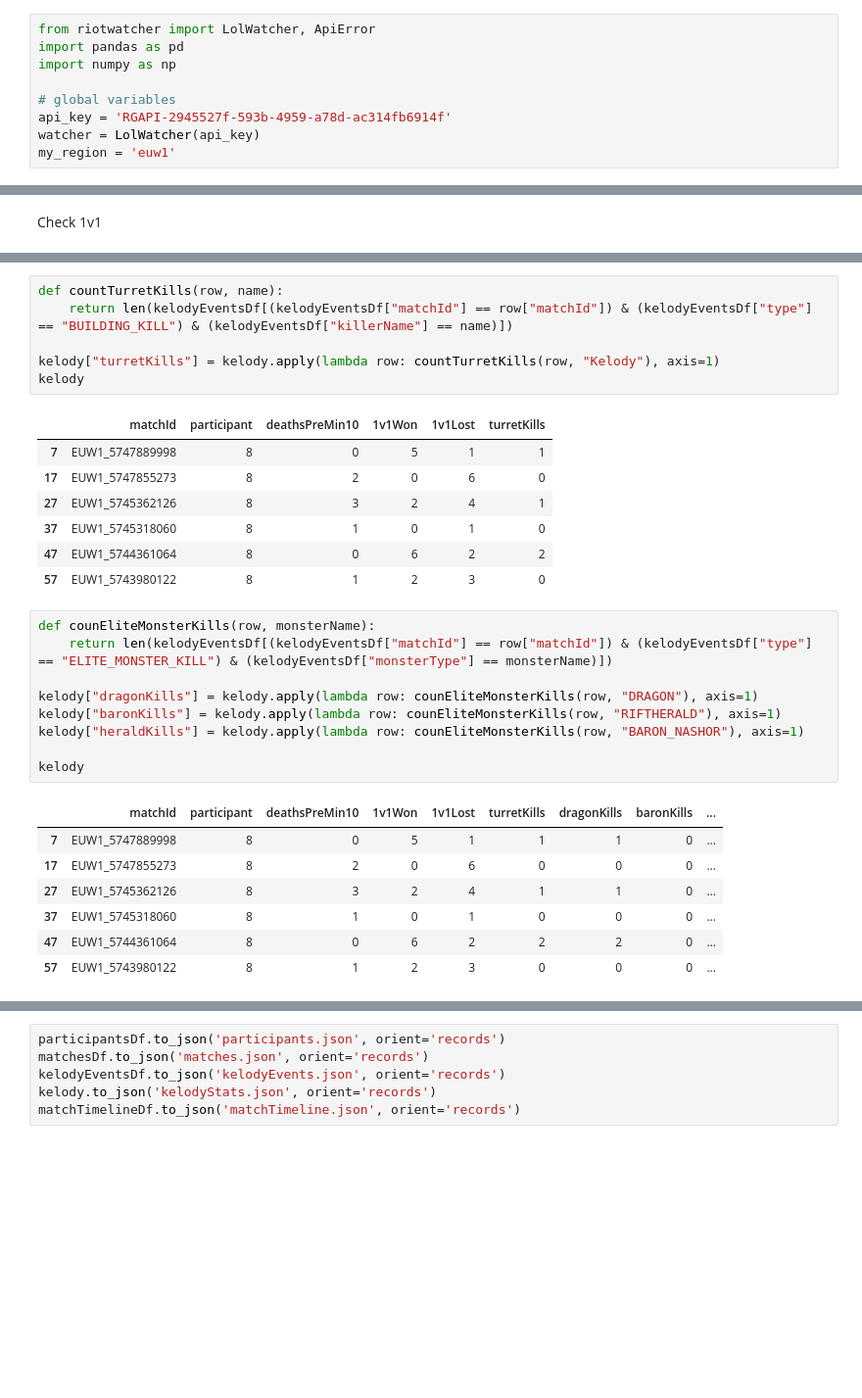
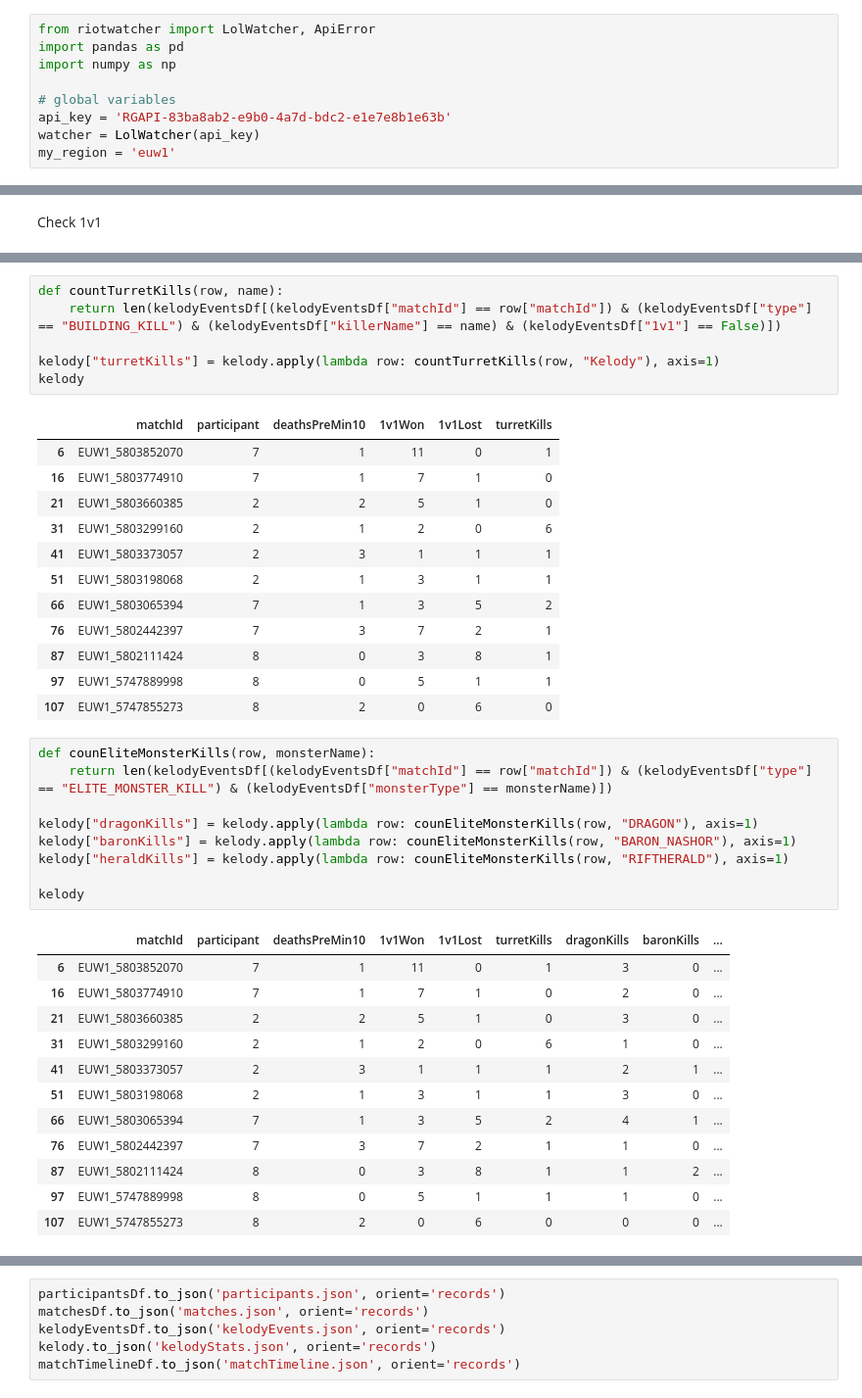
Before and after one commit to raz1x/Project_RiotAPI, a Jupyter notebook: riot.ipynb, the cells around one changed output, grey strips where cells are left out. Shown at 98% size. Drawn from its saved outputs; the diff is of its cells as text; blank space fills up the shorter version.

```diff
--- a/riot.ipynb
+++ b/riot.ipynb
@@ -10,7 +10,7 @@ import pandas as pd
 import numpy as np
 
 # global variables
-api_key = 'RGAPI-2945527f-593b-4959-a78d-ac314fb6914f'
+api_key = 'RGAPI-83ba8ab2-e9b0-4a7d-bdc2-e1e7e8b1e63b'
 watcher = LolWatcher(api_key)
 my_region = 'euw1'
 # %%
@@ -443,31 +443,41 @@ kelody
 # %%
 def countTurretKills(row, name):
-    return len(kelodyEventsDf[(kelodyEventsDf["matchId"] == row["matchId"]) & (kelodyEventsDf["type"] == "BUILDING_KILL") & (kelodyEventsDf["killerName"] == name)])
+    return len(kelodyEventsDf[(kelodyEventsDf["matchId"] == row["matchId"]) & (kelodyEventsDf["type"] == "BUILDING_KILL") & (kelodyEventsDf["killerName"] == name) & (kelodyEventsDf["1v1"] == False)])
 
 kelody["turretKills"] = kelody.apply(lambda row: countTurretKills(row, "Kelody"), axis=1)
 kelody
 # %% [output]
 |  | matchId | participant | deathsPreMin10 | 1v1Won | 1v1Lost | turretKills |
-| 7 | EUW1_5747889998 | 8 | 0 | 5 | 1 | 1 |
-| 17 | EUW1_5747855273 | 8 | 2 | 0 | 6 | 0 |
-| 27 | EUW1_5745362126 | 8 | 3 | 2 | 4 | 1 |
-| 37 | EUW1_5745318060 | 8 | 1 | 0 | 1 | 0 |
-| 47 | EUW1_5744361064 | 8 | 0 | 6 | 2 | 2 |
-| 57 | EUW1_5743980122 | 8 | 1 | 2 | 3 | 0 |
+| 6 | EUW1_5803852070 | 7 | 1 | 11 | 0 | 1 |
+| 16 | EUW1_5803774910 | 7 | 1 | 7 | 1 | 0 |
+| 21 | EUW1_5803660385 | 2 | 2 | 5 | 1 | 0 |
+| 31 | EUW1_5803299160 | 2 | 1 | 2 | 0 | 6 |
+| 41 | EUW1_5803373057 | 2 | 3 | 1 | 1 | 1 |
+| 51 | EUW1_5803198068 | 2 | 1 | 3 | 1 | 1 |
+| 66 | EUW1_5803065394 | 7 | 1 | 3 | 5 | 2 |
+| 76 | EUW1_5802442397 | 7 | 3 | 7 | 2 | 1 |
+| 87 | EUW1_5802111424 | 8 | 0 | 3 | 8 | 1 |
+| 97 | EUW1_5747889998 | 8 | 0 | 5 | 1 | 1 |
+| 107 | EUW1_5747855273 | 8 | 2 | 0 | 6 | 0 |
 # %%
 def counEliteMonsterKills(row, monsterName):
     return len(kelodyEventsDf[(kelodyEventsDf["matchId"] == row["matchId"]) & (kelodyEventsDf["type"] == "ELITE_MONSTER_KILL") & (kelodyEventsDf["monsterType"] == monsterName)])
 
 kelody["dragonKills"] = kelody.apply(lambda row: counEliteMonsterKills(row, "DRAGON"), axis=1)
-kelody["baronKills"] = kelody.apply(lambda row: counEliteMonsterKills(row, "RIFTHERALD"), axis=1)
-kelody["heraldKills"] = kelody.apply(lambda row: counEliteMonsterKills(row, "BARON_NASHOR"), axis=1)
+kelody["baronKills"] = kelody.apply(lambda row: counEliteMonsterKills(row, "BARON_NASHOR"), axis=1)
+kelody["heraldKills"] = kelody.apply(lambda row: counEliteMonsterKills(row, "RIFTHERALD"), axis=1)
 
 kelody
 # %% [output]
 |  | matchId | participant | deathsPreMin10 | 1v1Won | 1v1Lost | turretKills | dragonKills | baronKills | ... |
-| 7 | EUW1_5747889998 | 8 | 0 | 5 | 1 | 1 | 1 | 0 | ... |
-| 17 | EUW1_5747855273 | 8 | 2 | 0 | 6 | 0 | 0 | 0 | ... |
-| 27 | EUW1_5745362126 | 8 | 3 | 2 | 4 | 1 | 1 | 0 | ... |
-| 37 | EUW1_5745318060 | 8 | 1 | 0 | 1 | 0 | 0 | 0 | ... |
-| 47 | EUW1_5744361064 | 8 | 0 | 6 | 2 | 2 | 2 | 0 | ... |
-| 57 | EUW1_5743980122 | 8 | 1 | 2 | 3 | 0 | 0 | 0 | ... |
+| 6 | EUW1_5803852070 | 7 | 1 | 11 | 0 | 1 | 3 | 0 | ... |
+| 16 | EUW1_5803774910 | 7 | 1 | 7 | 1 | 0 | 2 | 0 | ... |
+| 21 | EUW1_5803660385 | 2 | 2 | 5 | 1 | 0 | 3 | 0 | ... |
+| 31 | EUW1_5803299160 | 2 | 1 | 2 | 0 | 6 | 1 | 0 | ... |
+| 41 | EUW1_5803373057 | 2 | 3 | 1 | 1 | 1 | 2 | 1 | ... |
+| 51 | EUW1_5803198068 | 2 | 1 | 3 | 1 | 1 | 3 | 0 | ... |
+| 66 | EUW1_5803065394 | 7 | 1 | 3 | 5 | 2 | 4 | 1 | ... |
+| 76 | EUW1_5802442397 | 7 | 3 | 7 | 2 | 1 | 1 | 0 | ... |
+| 87 | EUW1_5802111424 | 8 | 0 | 3 | 8 | 1 | 1 | 2 | ... |
+| 97 | EUW1_5747889998 | 8 | 0 | 5 | 1 | 1 | 1 | 0 | ... |
+| 107 | EUW1_5747855273 | 8 | 2 | 0 | 6 | 0 | 0 | 0 | ... |
```
Also changed, not shown: parts of 12 cells of this notebook.
